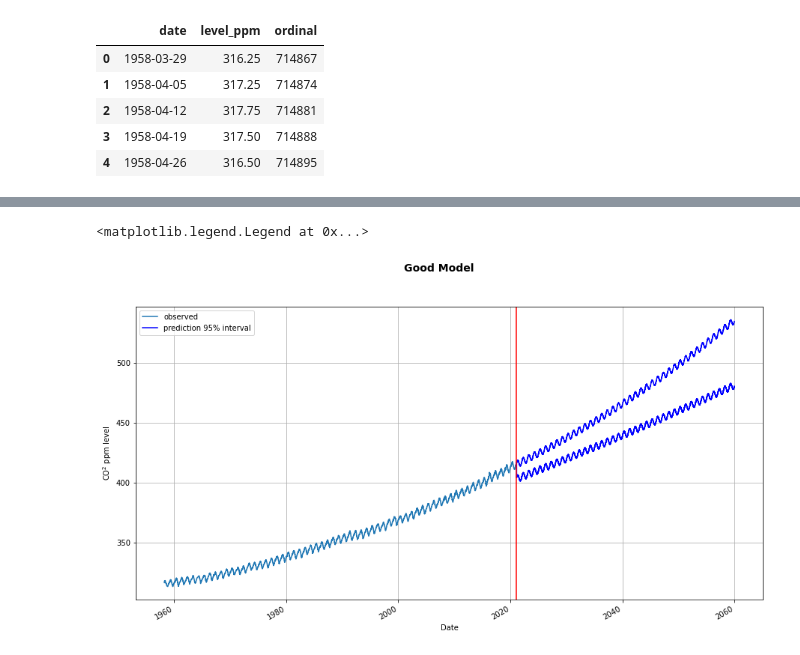
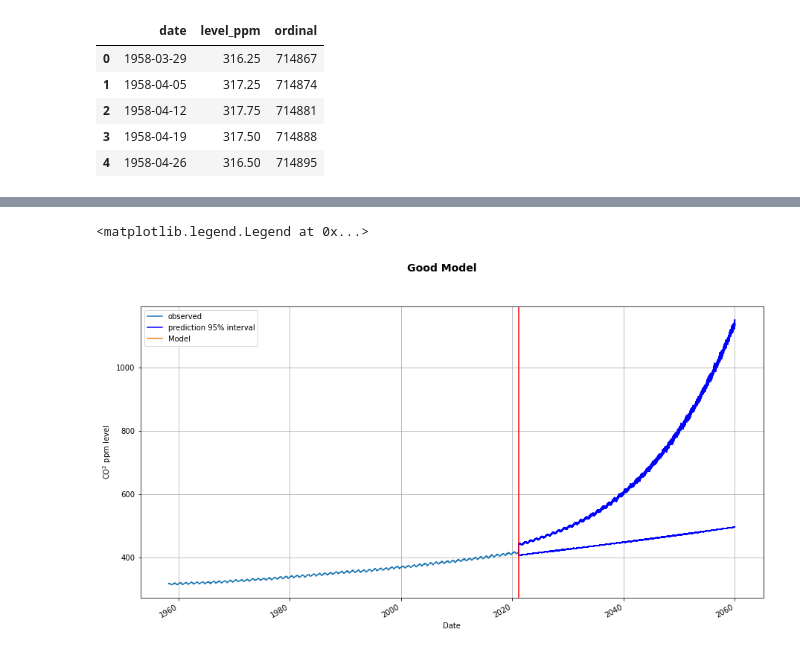
Before and after one commit to Inventrohyder/cs146, a Jupyter notebook: Assignments/final-project/notebook.ipynb, the cells around one changed output, grey strips where cells are left out. Saved outputs shown, nothing was run; the diff lists cells and outputs as text; code cells hidden in the pictures.

```diff
--- a/Assignments/final-project/notebook.ipynb
+++ b/Assignments/final-project/notebook.ipynb
@@ -62,11 +65,11 @@ future_dates = pd.date_range(start=max(df['date']),end=last_date).to_series()
 future_dates_ordinal = future_dates.apply(datetime.toordinal)
 stan_data = {
     'N': len(df),
-    'y': df['level_ppm'],
+    'y': list(df['level_ppm']),
     'x': df['ordinal'],
     'nFutureCount': len(future_dates),
     'futureDays': future_dates_ordinal,
-    'scalingFactor': 0.00001
+    'scalingFactor': 0.1
 }
 to_predict_dates = df['date'].append(future_dates)
 to_predict = to_predict_dates.apply(datetime.toordinal)
@@ -202,10 +206,12 @@ Wall time: 19min 29s
 # %%
 # Model parameters
-good_c0 = get_parameter('c0', good_results)
-good_c1 = get_parameter('c1', good_results)
+good_t_intercept = get_parameter('t_intercept', good_results)
+good_a = get_parameter('a', good_results)
+good_b = get_parameter('b', good_results)
+good_c = get_parameter('c', good_results)
+good_d = get_parameter('d', good_results)
 good_c2 = get_parameter('c2', good_results)
 good_c3 = get_parameter('c3', good_results)
-good_c4 = get_parameter('c4', good_results)
 # %%
 # Stan model future predictions output
 good_prediction = good_samples['x_future']
@@ -215,30 +221,31 @@ good_prediction_interval = np.percentile(good_prediction, axis=0, q=[2.5, 97.5])
 # %%
 fig = plt.figure(figsize=(15, 8))
 ax = fig.add_subplot()
 
 fig.suptitle('Good Model', fontsize=14, fontweight='bold')
 # Observed data
 df.plot('date', 'level_ppm', ax=ax, grid=True, label='observed')
 
 # 95% confidence interval lower and upper bounds
 ax.plot(
     future_dates,
     np.concatenate((df['level_ppm'][-1:], good_prediction_interval[0,1:])),
     'b-', label='prediction 95% interval')
 ax.plot(
     future_dates,
     np.concatenate((df['level_ppm'][-1:], good_prediction_interval[1,1:])),
     'b-')
 
 # Model
-model_predictions = good_c0 + good_c1*np.exp(good_c2 * to_predict*stan_data['scalingFactor']) + good_c3 * np.cos(2 * np.pi * to_predict / 365.25 + good_c4)
-# ax.plot(to_predict_dates, model_predictions, label="Model")
+model_predictions = good_t_intercept + good_a * good_b**(good_c* to_predict + good_d) + good_c2 * np.cos(2 * np.pi * to_predict / 365.25 + good_c3)
+# good_t_intercept + good_t_coef*np.exp(good_c2 * to_predict*stan_data['scalingFactor']) + good_c3 * np.cos(2 * np.pi * to_predict / 365.25 + good_c4)
+ax.plot(to_predict_dates, model_predictions, label="Model")
 
 # Last observed date line
 ax.axvline(max(df['date']), color='red')
 ax.set_xlabel('Date')
 ax.set_ylabel('CO$^2$ ppm level')
 ax.legend()
 # %% [output]
 <matplotlib.legend.Legend at 0x...>
-[figure, old version]
+[figure, new version]
```
Also changed, not shown: parts of 9 cells of this notebook, 4 other files.
